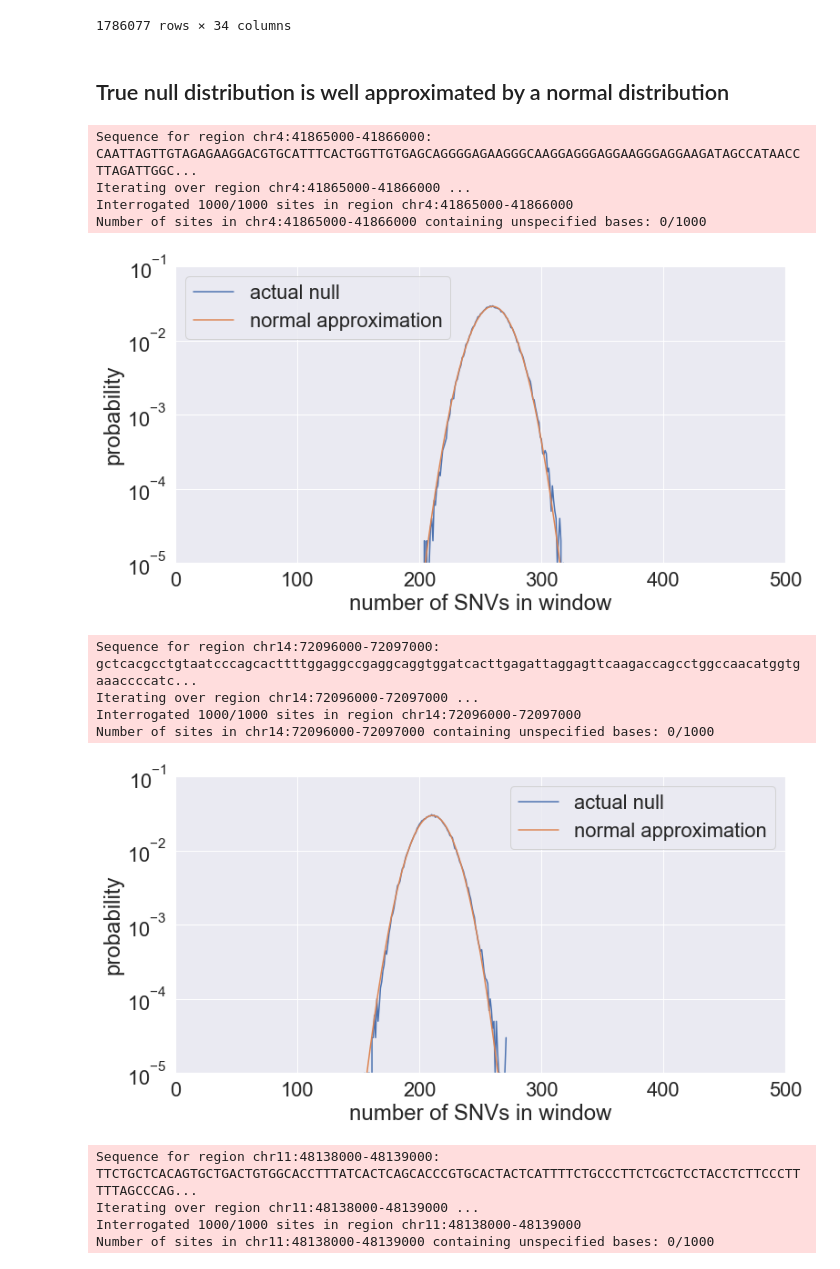
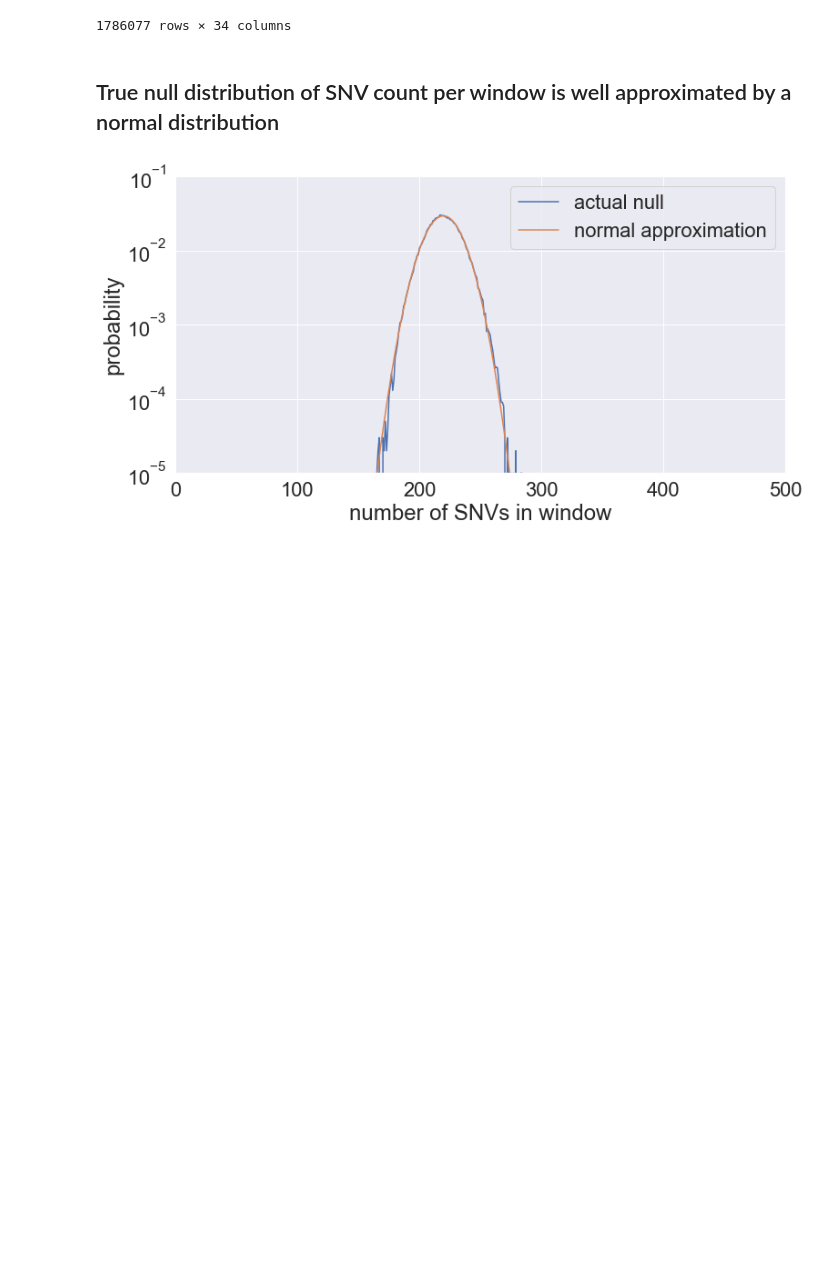
Before and after one commit to quinlan-lab/constraint-tools, a Jupyter notebook: experiments/germline-model/chen-et-al-2022/QQ-plot-for-noncoding-windows.ipynb, the cells around one changed output. Saved outputs shown, nothing was run; the diff lists cells and outputs as text; code cells hidden in the pictures; blank space fills up the shorter version.

```diff
--- a/experiments/germline-model/chen-et-al-2022/QQ-plot-for-noncoding-windows.ipynb
+++ b/experiments/germline-model/chen-et-al-2022/QQ-plot-for-noncoding-windows.ipynb
@@ -38,6 +37,6 @@ windows_scores_annotations_coding = windows_scores_annotations[windows_scores_an
 windows_scores_annotations_noncoding = windows_scores_annotations[windows_scores_annotations['window overlaps merged_exon'] == False]
 # %% [markdown]
-## True null distribution is well approximated by a normal distribution
+## True null distribution of SNV count per window is well approximated by a normal distribution
 # %%
 import sys
 sys.path.append(f'{CONSTRAINT_TOOLS}/utilities')
@@ -99,22 +98,6 @@ def fetch_constrained_windows(df):
     zscore_cutoff = -5
     return df[df[f'N_bar_{KMER_SIZE}_{TRAIN_SET_LABEL}'] < zscore_cutoff]
 # %%
-plot_estimated_vs_actual_null_distribution(windows_scores_annotations_noncoding.sample(n=5))
+plot_estimated_vs_actual_null_distribution(windows_scores_annotations_noncoding.sample(n=1))
 # %% [output]
-Sequence for region chr4:41865000-41866000:
-CAATTAGTTGTAGAGAAGGACGTGCATTTCACTGGTTGTGAGCAGGGGAGAAGGGCAAGGAGGGAGGAAGGGAGGAAGATAGCCATAACCTTAGATTGGC...
-Iterating over region chr4:41865000-41866000 ...
-Interrogated 1000/1000 sites in region chr4:41865000-41866000
-Number of sites in chr4:41865000-41866000 containing unspecified bases: 0/1000
-[figure, old version]
+[figure, new version]
-Sequence for region chr14:72096000-72097000:
-gctcacgcctgtaatcccagcacttttggaggccgaggcaggtggatcacttgagattaggagttcaagaccagcctggccaacatggtgaaaccccatc...
-Iterating over region chr14:72096000-72097000 ...
-Interrogated 1000/1000 sites in region chr14:72096000-72097000
-Number of sites in chr14:72096000-72097000 containing unspecified bases: 0/1000
-[figure, removed]
-Sequence for region chr11:48138000-48139000:
-TTCTGCTCACAGTGCTGACTGTGGCACCTTTATCACTCAGCACCCGTGCACTACTCATTTTCTGCCCTTCTCGCTCCTACCTCTTCCCTTTTTAGCCCAG...
-Iterating over region chr11:48138000-48139000 ...
-Interrogated 1000/1000 sites in region chr11:48138000-48139000
-Number of sites in chr11:48138000-48139000 containing unspecified bases: 0/1000
```
Also changed, not shown: parts of 12 cells of this notebook.
